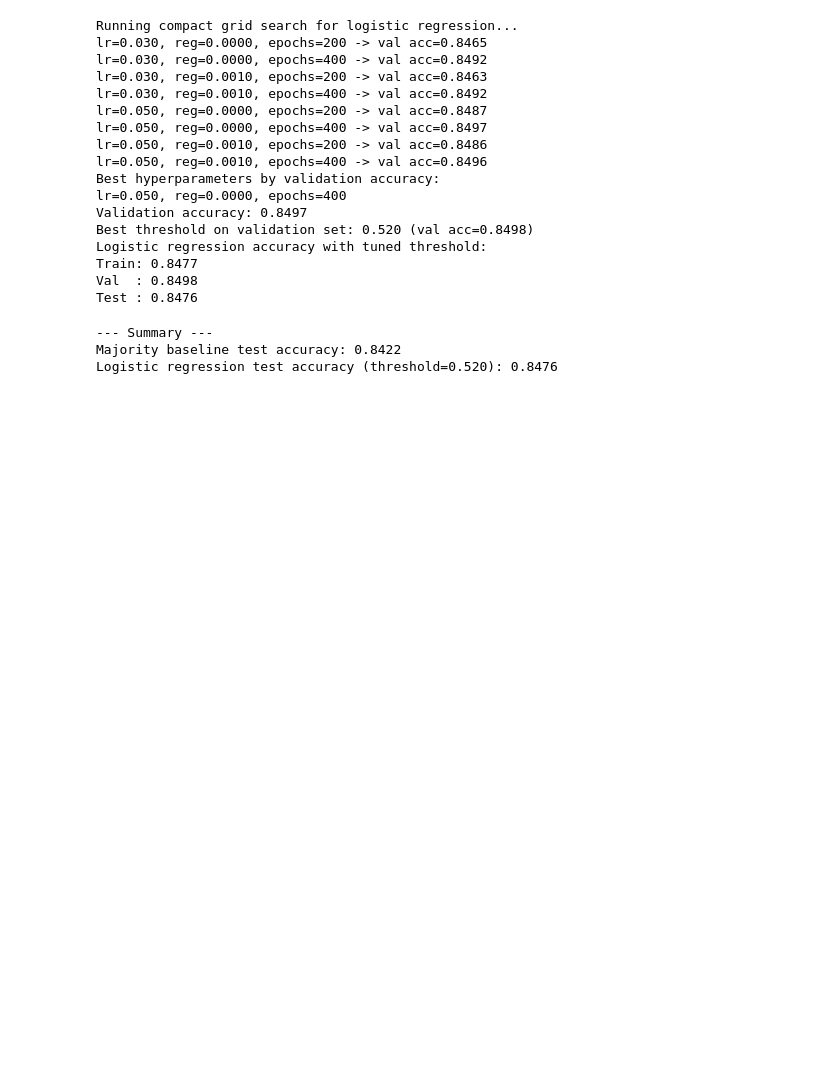
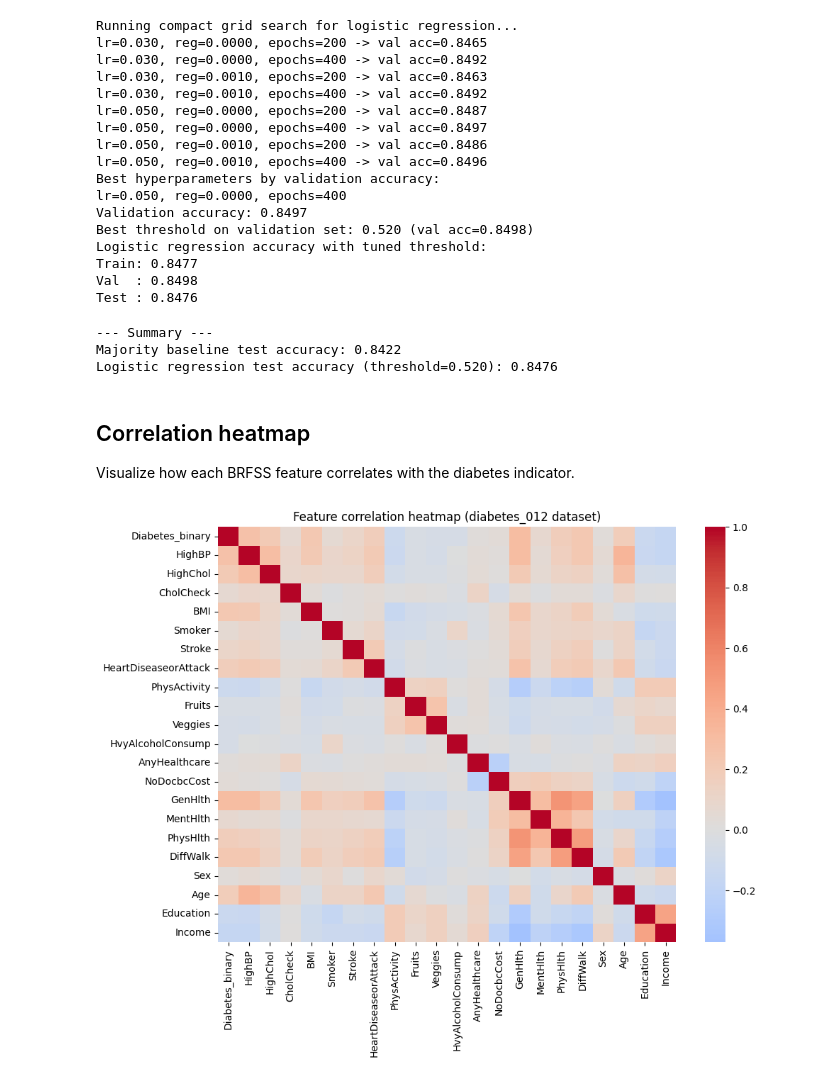
Before and after one commit to shon-haskaj/Predicting-Diabetes-Machine-Learning, a Jupyter notebook: baseline_vs_logistic.ipynb, the cells around one changed output. Drawn from its saved outputs; the diff is of its cells as text; code cells hidden in the pictures; blank space fills up the shorter version.

```diff
--- a/baseline_vs_logistic.ipynb
+++ b/baseline_vs_logistic.ipynb
@@ -168,3 +168,21 @@ print(f'Logistic regression test accuracy (threshold={best_thresh:.3f}): {logist
 --- Summary ---
 Majority baseline test accuracy: 0.8422
 Logistic regression test accuracy (threshold=0.520): 0.8476
+# %% [markdown]
+## Correlation heatmap
+Visualize how each BRFSS feature correlates with the diabetes indicator.
+# %%
+import pandas as pd
+import seaborn as sns
+import matplotlib.pyplot as plt
+
+corr_df = pd.read_csv(DATA_PATH)
+corr_df = corr_df.rename(columns={corr_df.columns[0]: "Diabetes_binary"})
+
+plt.figure(figsize=(10, 8))
+sns.heatmap(corr_df.corr(), cmap="coolwarm", center=0, annot=False)
+plt.title("Feature correlation heatmap (diabetes_012 dataset)")
+plt.tight_layout()
+plt.show()
+# %% [output]
+[figure, added]
```
Also changed, not shown: parts of 6 cells of this notebook, 24 other files.
